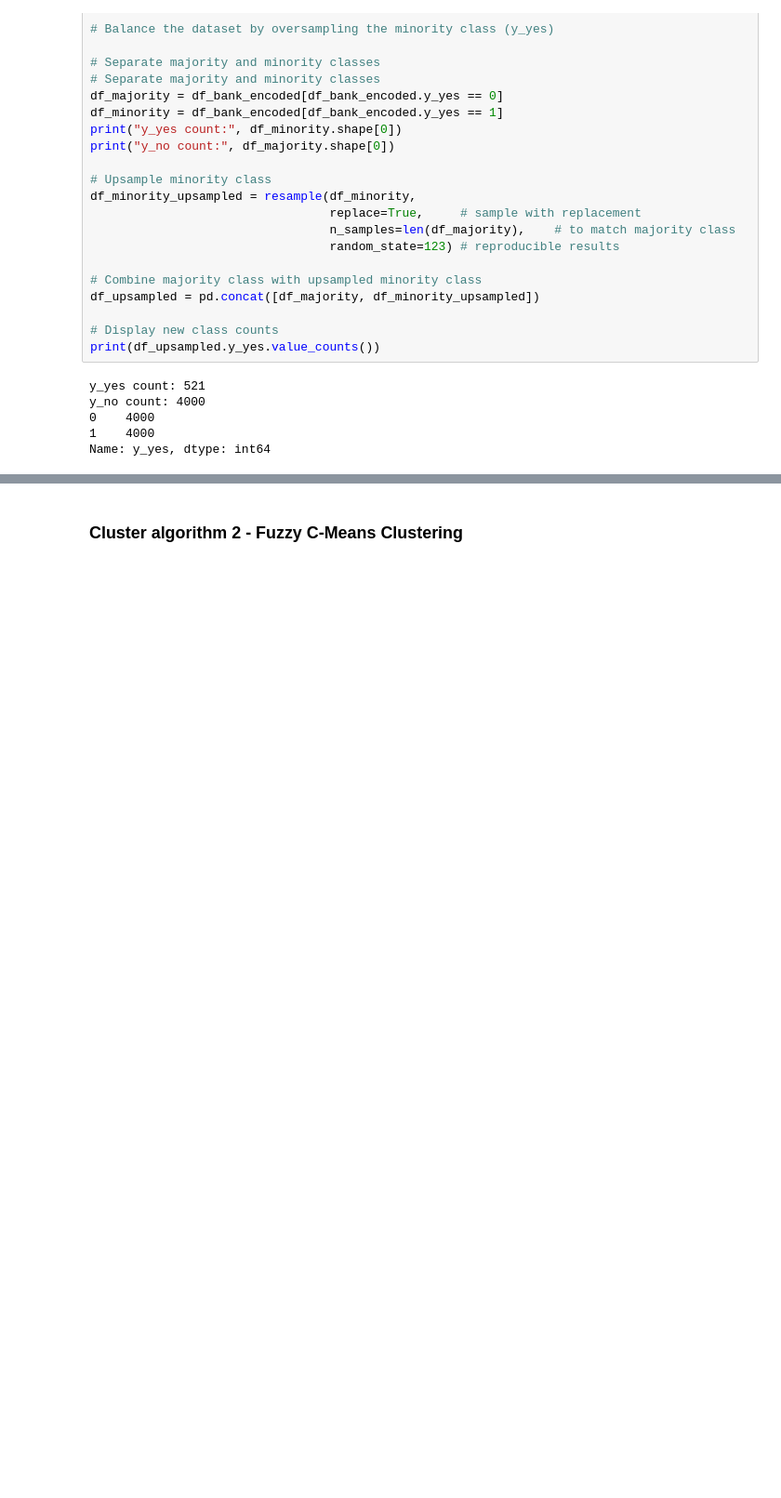
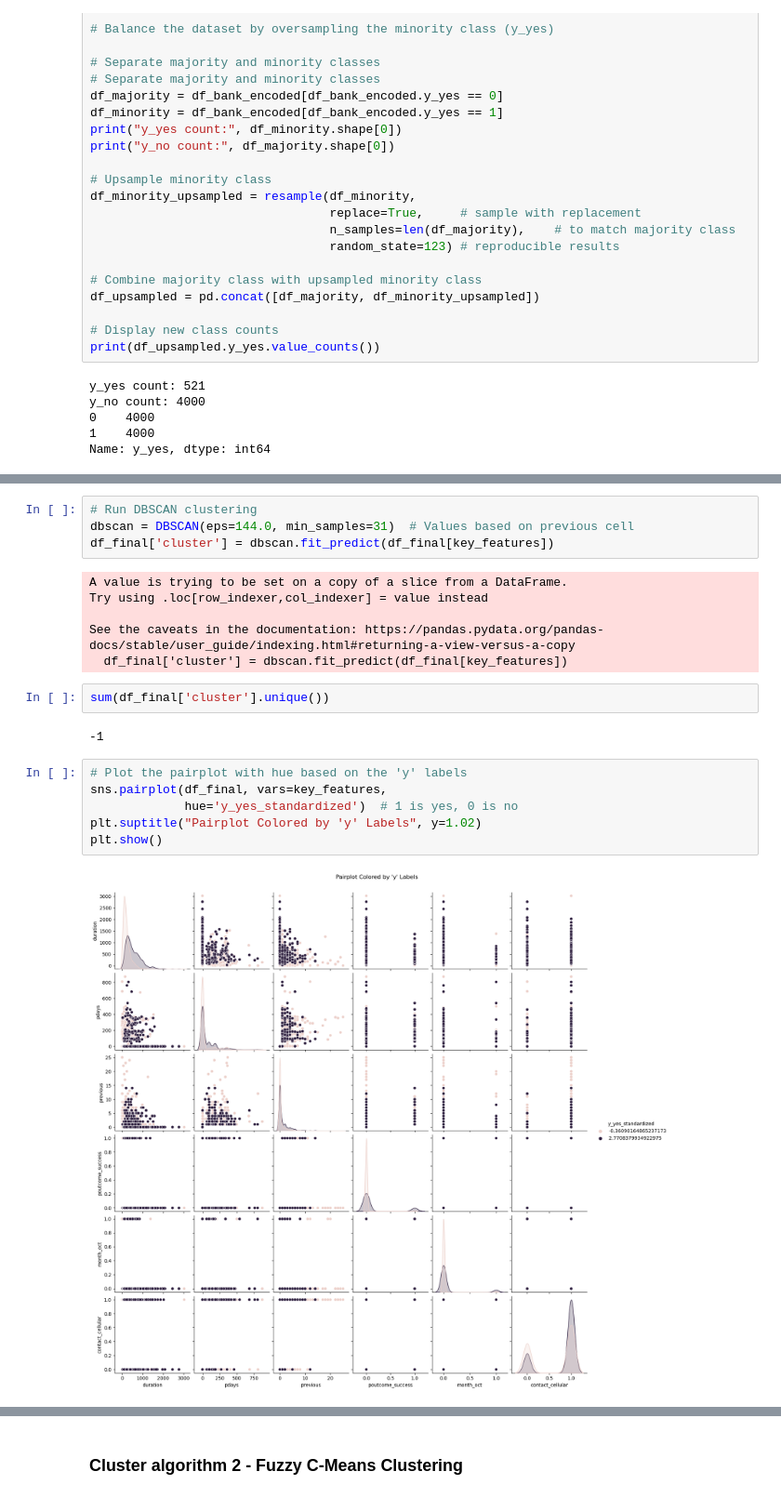
Before and after one commit to DSBE-Semester-A/DataMining, a Jupyter notebook: Assignment2/Assignment_2.ipynb, the cells around one changed output, grey strips where cells are left out. Shown at 93% size. Cells and saved outputs as stored; diff of their text form; blank space fills up the shorter version.

Commit message:
Implementation of DBSCAN and association rules

```diff
--- a/Assignment2/Assignment_2.ipynb
+++ b/Assignment2/Assignment_2.ipynb
@@ -330,0 +421,22 @@ sns.scatterplot(df_bank['age'])
+# %%
+# Run DBSCAN clustering
+dbscan = DBSCAN(eps=144.0, min_samples=31)  # Values based on previous cell
+df_final['cluster'] = dbscan.fit_predict(df_final[key_features])
+# %% [output]
+A value is trying to be set on a copy of a slice from a DataFrame.
+Try using .loc[row_indexer,col_indexer] = value instead
+
+See the caveats in the documentation: https://pandas.pydata.org/pandas-docs/stable/user_guide/indexing.html#returning-a-view-versus-a-copy
+  df_final['cluster'] = dbscan.fit_predict(df_final[key_features])
+# %%
+sum(df_final['cluster'].unique())
+# %% [output]
+-1
+# %%
+# Plot the pairplot with hue based on the 'y' labels
+sns.pairplot(df_final, vars=key_features,
+             hue='y_yes_standardized')  # 1 is yes, 0 is no
+plt.suptitle("Pairplot Colored by 'y' Labels", y=1.02)
+plt.show()
+# %% [output]
+[figure, added]
```
Also changed, not shown: parts of 26 cells of this notebook, 1 other file.
